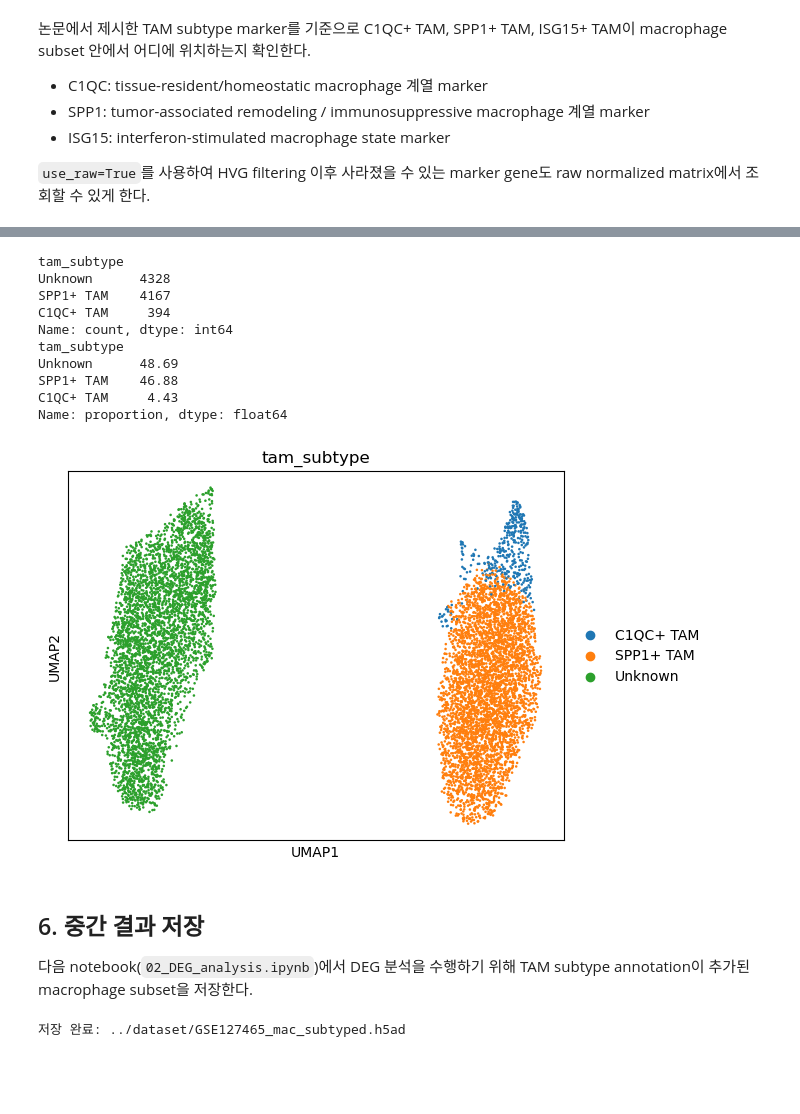
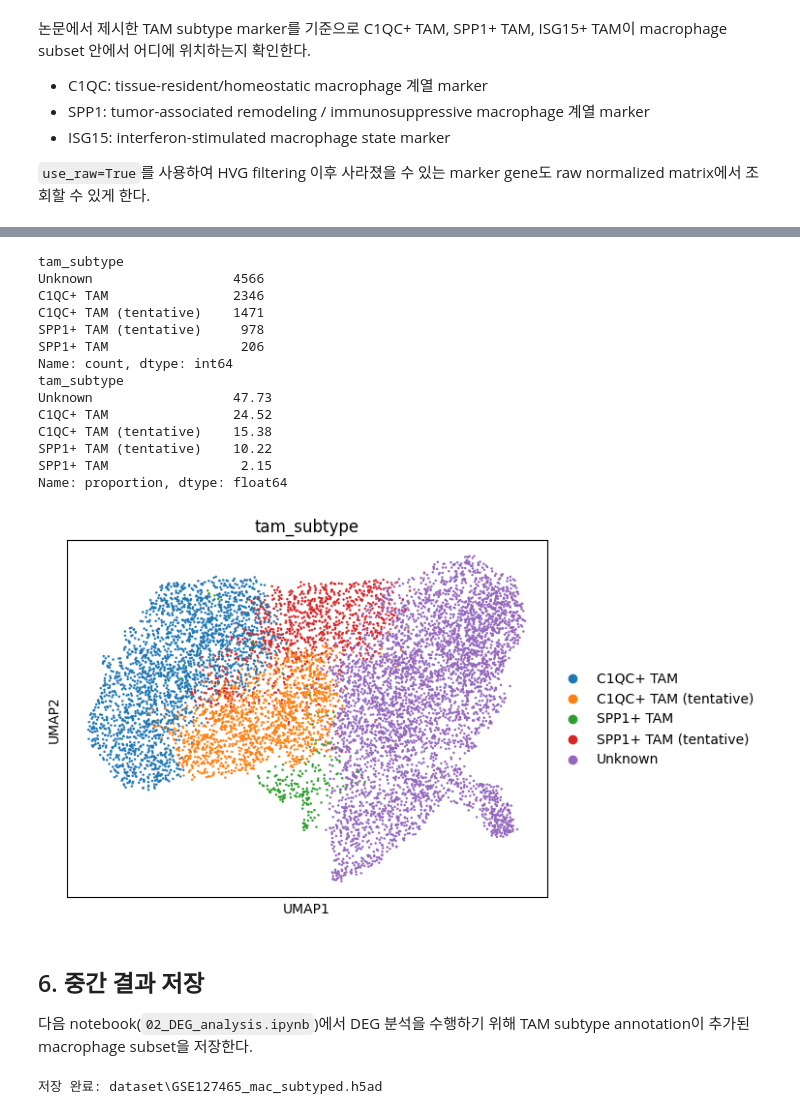
Before and after one commit to boeun02/scRNA-seq-Cancer-Immunology-Analysis, a Jupyter notebook: phase2_analysis/01_myeloid_subset.ipynb, the cells around one changed output, grey strips where cells are left out. Drawn from its saved outputs; the diff is of its cells as text; code cells hidden in the pictures; blank space fills up the shorter version.

```diff
--- a/phase2_analysis/01_myeloid_subset.ipynb
+++ b/phase2_analysis/01_myeloid_subset.ipynb
@@ -161,26 +256,32 @@ UMAP과 dotplot을 함께 확인하여 marker 발현이 뚜렷한 cluster에 TAM
 # %%
 mac.obs['tam_subtype'] = mac.obs['leiden'].map({
-    '3': 'C1QC+ TAM',
-    '0': 'SPP1+ TAM',
-    '6': 'SPP1+ TAM',
+    '6': 'C1QC+ TAM',
+    '0': 'C1QC+ TAM',
+    '1': 'C1QC+ TAM (tentative)',
+    '9': 'SPP1+ TAM',
+    '5': 'SPP1+ TAM (tentative)',
 }).fillna('Unknown')
 
 print(mac.obs['tam_subtype'].value_counts())
 print((mac.obs['tam_subtype'].value_counts(normalize=True) * 100).round(2))
 
 sc.pl.umap(mac, color='tam_subtype')
 # %% [output]
 tam_subtype
-Unknown      4328
-SPP1+ TAM    4167
-C1QC+ TAM     394
+Unknown                  4566
+C1QC+ TAM                2346
+C1QC+ TAM (tentative)    1471
+SPP1+ TAM (tentative)     978
+SPP1+ TAM                 206
 Name: count, dtype: int64
 tam_subtype
-Unknown      48.69
-SPP1+ TAM    46.88
-C1QC+ TAM     4.43
+Unknown                  47.73
+C1QC+ TAM                24.52
+C1QC+ TAM (tentative)    15.38
+SPP1+ TAM (tentative)    10.22
+SPP1+ TAM                 2.15
 Name: proportion, dtype: float64
-[figure, old version]
+[figure, new version]
 # %% [markdown]
 ## 6. 중간 결과 저장
 
@@ -189,4 +290,4 @@ Name: proportion, dtype: float64
 mac.write_h5ad(MAC_SUB_H5AD)
 print(f'저장 완료: {MAC_SUB_H5AD}')
 # %% [output]
-저장 완료: ../dataset/GSE127465_mac_subtyped.h5ad
+저장 완료: dataset\GSE127465_mac_subtyped.h5ad
```
Also changed, not shown: parts of 10 cells of this notebook, 3 other files.
